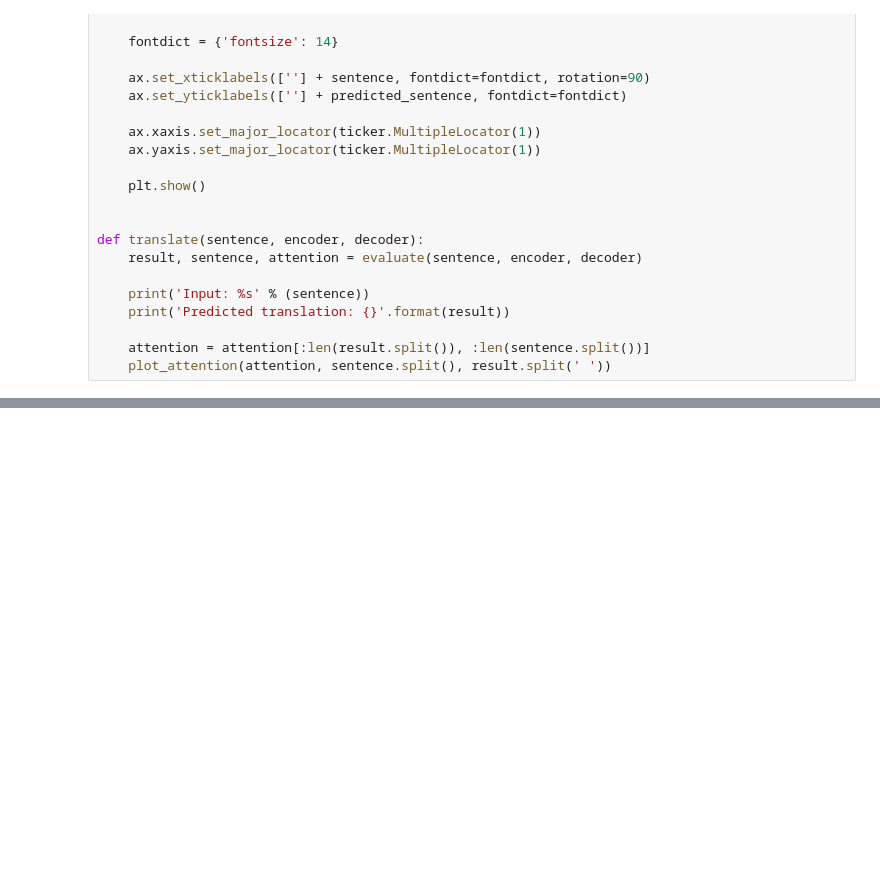
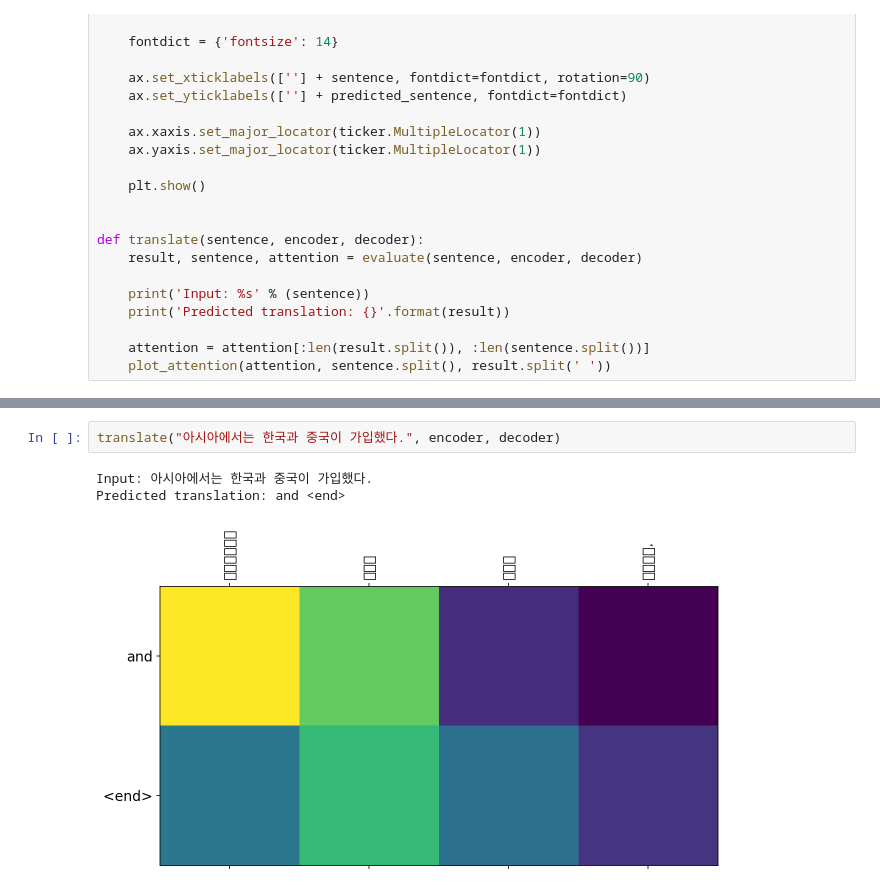
Before and after one commit to nanunzoey/aiffel_projects, a Jupyter notebook: goingdeeper/GD8_s2s_translator_kor_eng.ipynb, the cells around one changed output, grey strips where cells are left out. Drawn from its saved outputs; the diff is of its cells as text; blank space fills up the shorter version.

```diff
--- a/goingdeeper/GD8_s2s_translator_kor_eng.ipynb
+++ b/goingdeeper/GD8_s2s_translator_kor_eng.ipynb
@@ -429,0 +421,6 @@ Predicted translation: the <end>
+# %%
+translate("아시아에서는 한국과 중국이 가입했다.", encoder, decoder)
+# %% [output]
+Input: 아시아에서는 한국과 중국이 가입했다.
+Predicted translation: and <end>
+[figure, added]
```
Also changed, not shown: parts of 5 cells of this notebook.
